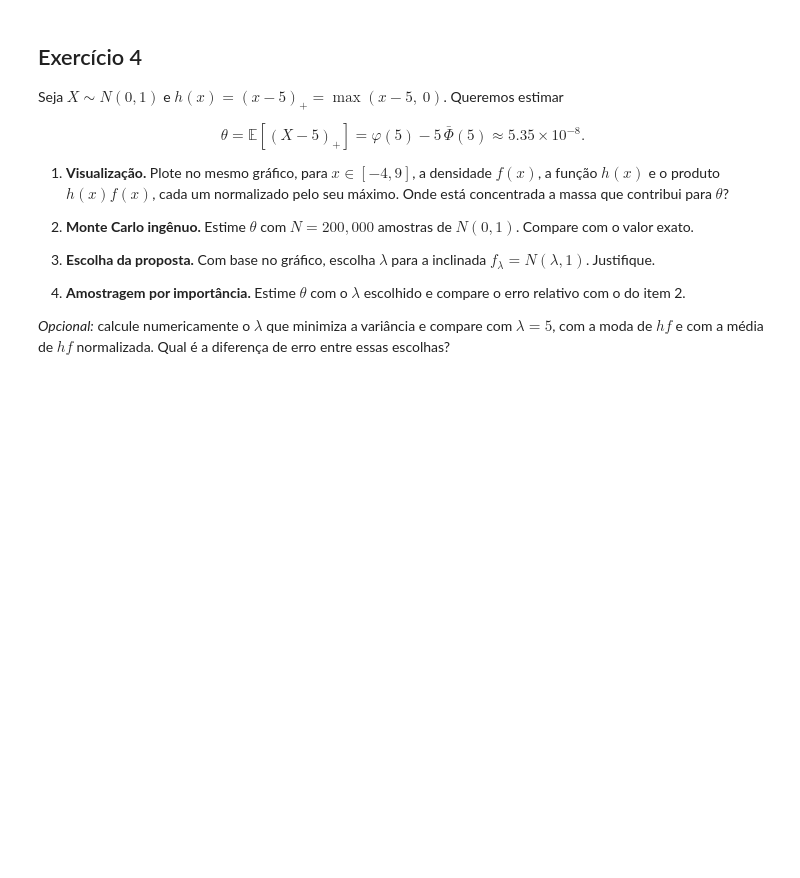
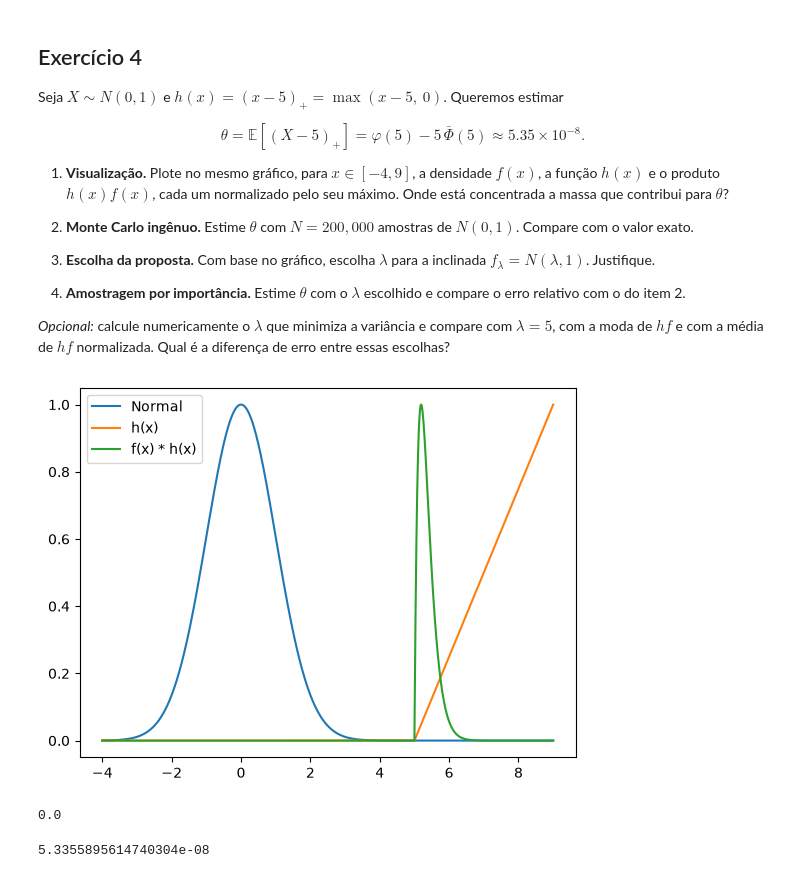
Before and after one commit to SilverPhone784/Prog-Estat, a Jupyter notebook: Labs/Lab_12.ipynb, the cells around one changed output. Cells and saved outputs as stored; diff of their text form; code cells hidden in the pictures; blank space fills up the shorter version.

```diff
--- a/Labs/Lab_12.ipynb
+++ b/Labs/Lab_12.ipynb
@@ -152,0 +192,14 @@ $$
+# %%
+t = 19/20
+
+f_t = exponencial(1-t, 200_000)
+
+soma = []
+for x in f_t:
+    if(x > 20):
+        soma.append(np.exp(-t * x) * 1/(1-t))
+
+    else:
+        soma.append(0)
+
+print(np.mean(soma))
@@ -152,0 +208,14 @@ $$
+# %%
+t = [0.5 , 0.9, 0.95, 0.99]
+
+for i in t:
+    f_t = exponencial(1-i, 200_000)
+    soma = []
+    for x in f_t:
+        if(x > 20):
+            soma.append(np.exp(-i * x) * 1/(1-i))
+
+        else:
+            soma.append(0)
+
+    print(f"para t = {i} o valor obtido foi: {np.mean(soma)}")
@@ -168,3 +242,43 @@ $$
 4. **Amostragem por importância.** Estime $\theta$ com o $\lambda$ escolhido e compare o erro relativo com o do item 2.
 
 *Opcional:* calcule numericamente o $\lambda$ que minimiza a variância e compare com $\lambda = 5$, com a moda de $h f$ e com a média de $h f$ normalizada. Qual é a diferença de erro entre essas escolhas?
+# %%
+#Gráfico
+eixo_x = np.linspace(-4, 9, 10_000)
+
+def f_plot_normal(x, mi):
+  return np.exp(-((x-mi)**2)/2)/np.sqrt(2*np.pi)
+
+def h(x):
+    return np.maximum(x-5, 0)
+
+plt.plot(eixo_x, f_plot_normal(eixo_x, 0)/np.max(f_plot_normal(eixo_x, 0)), label= "Normal")
+plt.plot(eixo_x, h(eixo_x)/np.max(h(eixo_x)), label="h(x)")
+plt.plot(eixo_x, h(eixo_x) * f_plot_normal(eixo_x, 0)/np.max(h(eixo_x) * f_plot_normal(eixo_x, 0)), label="f(x) * h(x)")
+
+plt.legend()
+plt.show()
+# %% [output]
+[figure, added]
+# %%
+dados = normal(0, 1, 200_000)
+
+print(np.mean(np.array(dados) - 5 > 0))
+# %% [output]
+0.0
+# %%
+t = 5
+
+f_t = normal(t, 1, 200_000)
+
+soma = []
+for x in f_t:
+    if(x-5 > 0):
+        soma.append((x-5) * np.exp(-t * x + (t**2)/2))
+
+    else:
+        soma.append(0)
+
+print(np.mean(soma))
+# %% [output]
+5.3355895614740304e-08
```
Also changed, not shown: parts of 11 cells of this notebook.
